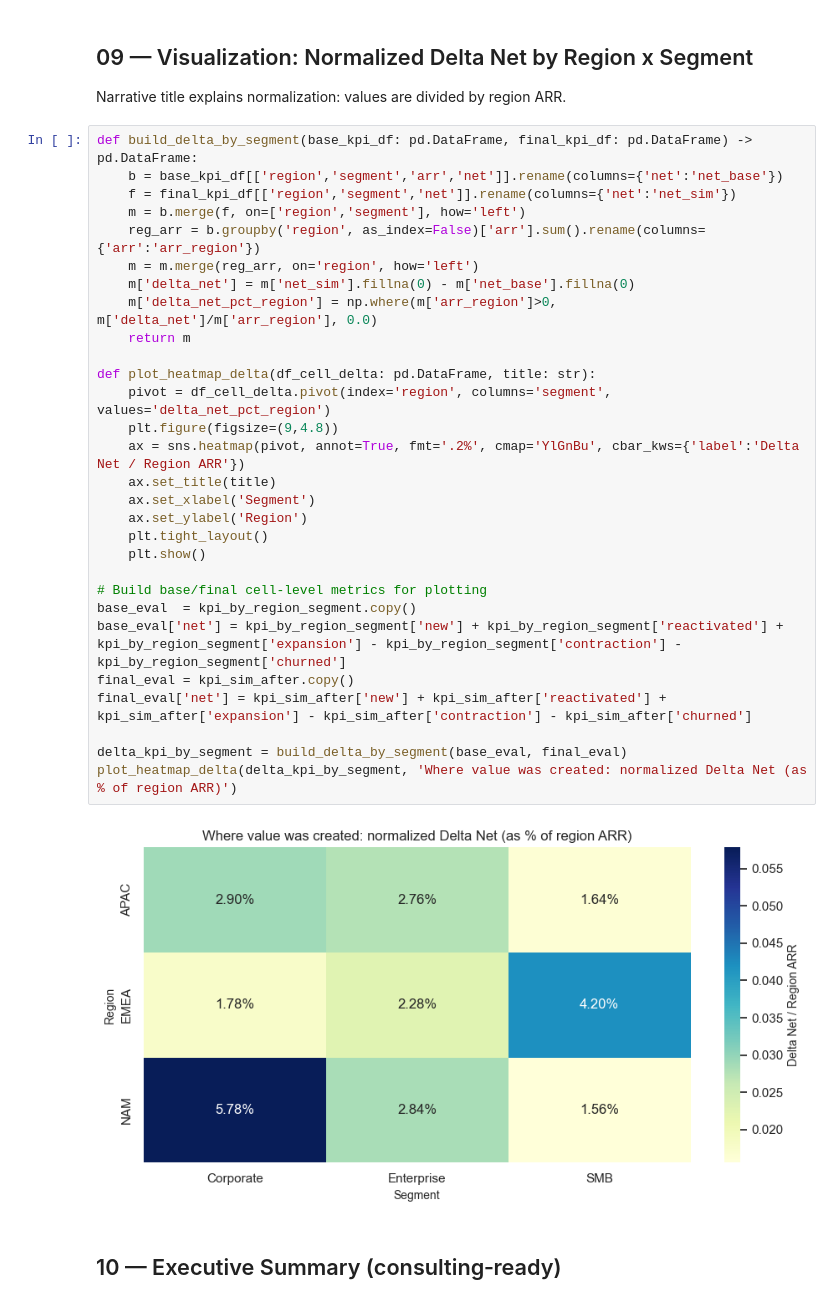
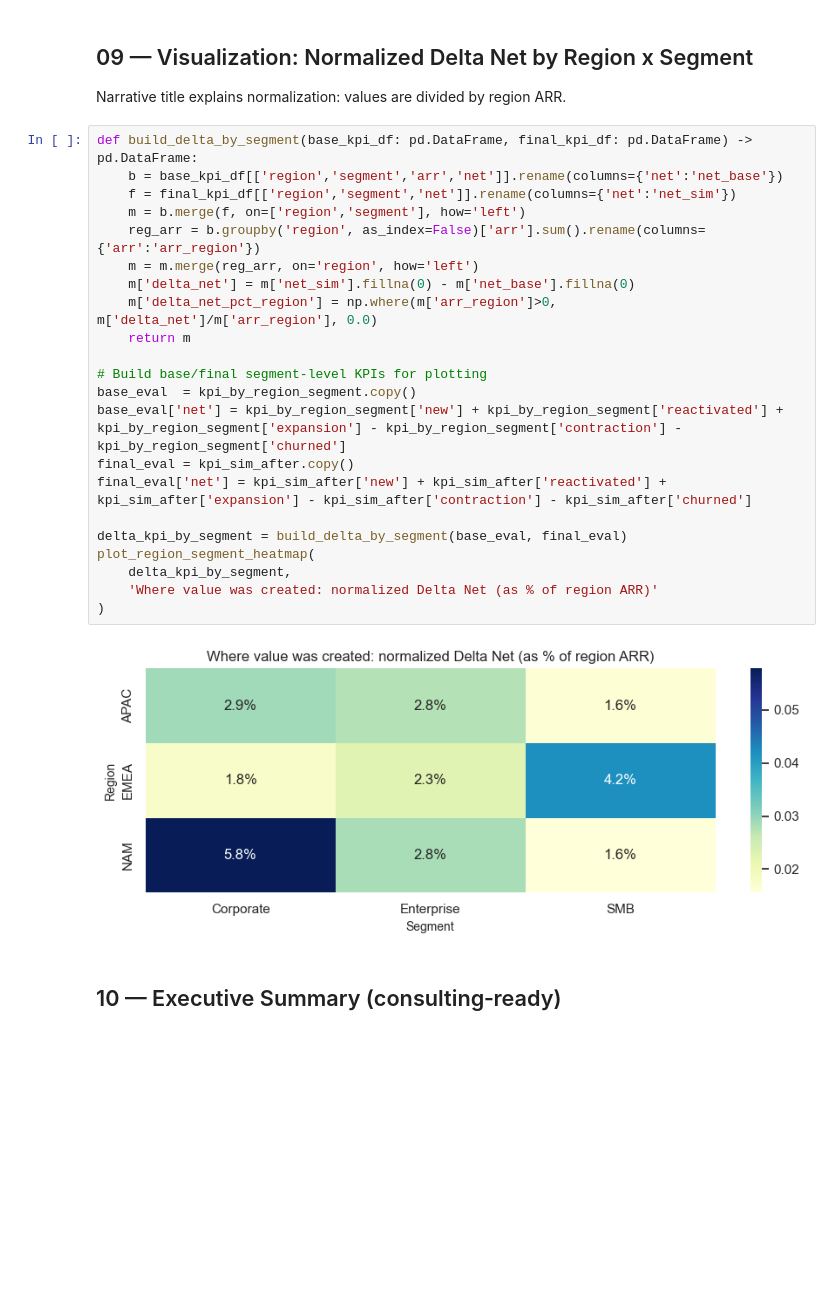
Before and after one commit to Alex-Domingues/ai-decision-intelligence, a Jupyter notebook: notebooks/02_decision_engine_v2_1_optimized.ipynb, the cells around one changed output. Drawn from its saved outputs; the diff is of its cells as text; blank space fills up the shorter version.

```diff
--- a/notebooks/02_decision_engine_v2_1_optimized.ipynb
+++ b/notebooks/02_decision_engine_v2_1_optimized.ipynb
@@ -368,34 +369,27 @@ Narrative title explains normalization: values are divided by region ARR.
 # %%
 def build_delta_by_segment(base_kpi_df: pd.DataFrame, final_kpi_df: pd.DataFrame) -> pd.DataFrame:
     b = base_kpi_df[['region','segment','arr','net']].rename(columns={'net':'net_base'})
     f = final_kpi_df[['region','segment','net']].rename(columns={'net':'net_sim'})
     m = b.merge(f, on=['region','segment'], how='left')
     reg_arr = b.groupby('region', as_index=False)['arr'].sum().rename(columns={'arr':'arr_region'})
     m = m.merge(reg_arr, on='region', how='left')
     m['delta_net'] = m['net_sim'].fillna(0) - m['net_base'].fillna(0)
     m['delta_net_pct_region'] = np.where(m['arr_region']>0, m['delta_net']/m['arr_region'], 0.0)
     return m
 
-def plot_heatmap_delta(df_cell_delta: pd.DataFrame, title: str):
-    pivot = df_cell_delta.pivot(index='region', columns='segment', values='delta_net_pct_region')
-    plt.figure(figsize=(9,4.8))
-    ax = sns.heatmap(pivot, annot=True, fmt='.2%', cmap='YlGnBu', cbar_kws={'label':'Delta Net / Region ARR'})
-    ax.set_title(title)
-    ax.set_xlabel('Segment')
-    ax.set_ylabel('Region')
-    plt.tight_layout()
-    plt.show()
-
-# Build base/final cell-level metrics for plotting
+# Build base/final segment-level KPIs for plotting
 base_eval  = kpi_by_region_segment.copy()
 base_eval['net'] = kpi_by_region_segment['new'] + kpi_by_region_segment['reactivated'] + kpi_by_region_segment['expansion'] - kpi_by_region_segment['contraction'] - kpi_by_region_segment['churned']
 final_eval = kpi_sim_after.copy()
 final_eval['net'] = kpi_sim_after['new'] + kpi_sim_after['reactivated'] + kpi_sim_after['expansion'] - kpi_sim_after['contraction'] - kpi_sim_after['churned']
 
 delta_kpi_by_segment = build_delta_by_segment(base_eval, final_eval)
-plot_heatmap_delta(delta_kpi_by_segment, 'Where value was created: normalized Delta Net (as % of region ARR)')
+plot_region_segment_heatmap(
+    delta_kpi_by_segment,
+    'Where value was created: normalized Delta Net (as % of region ARR)'
+)
 # %% [output]
-[figure, old version]
+[figure, new version]
 # %% [markdown]
 ## 10 — Executive Summary (consulting‑ready)
 # %%
```
Also changed, not shown: parts of 1 cell of this notebook, 2 other files.
